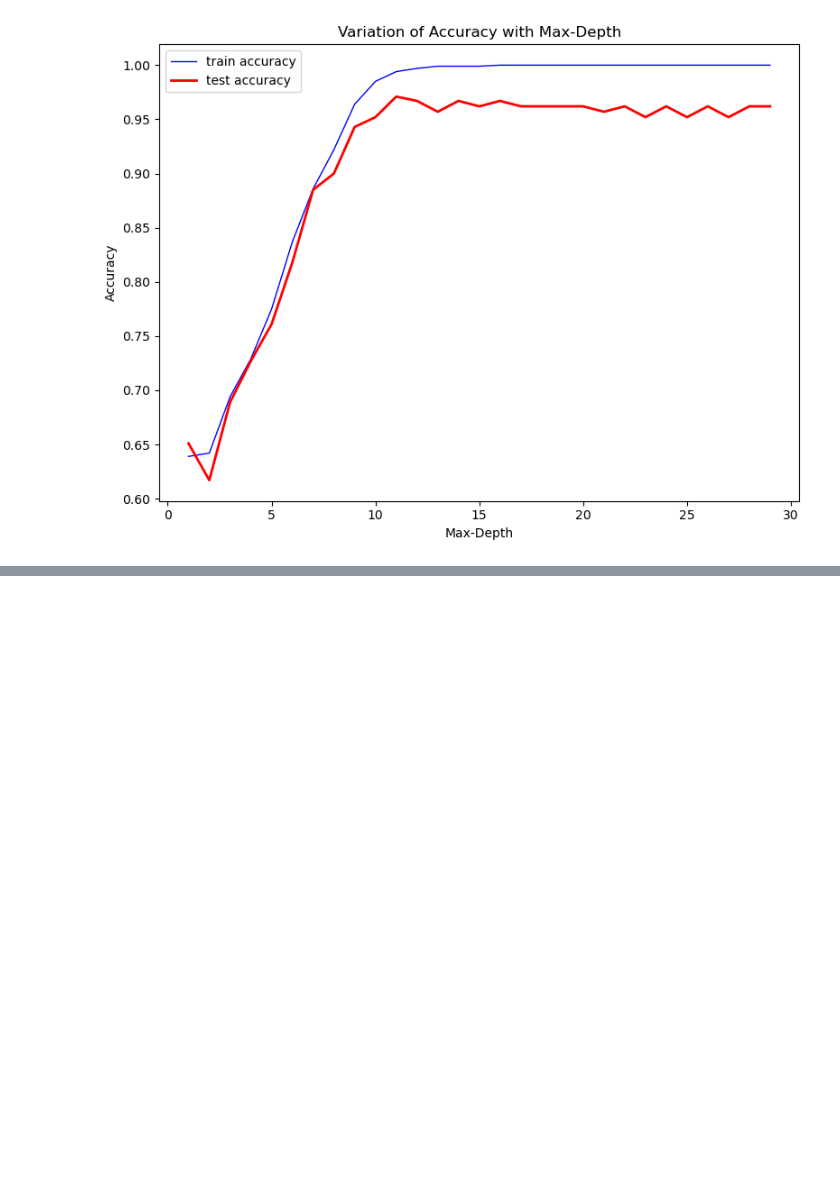
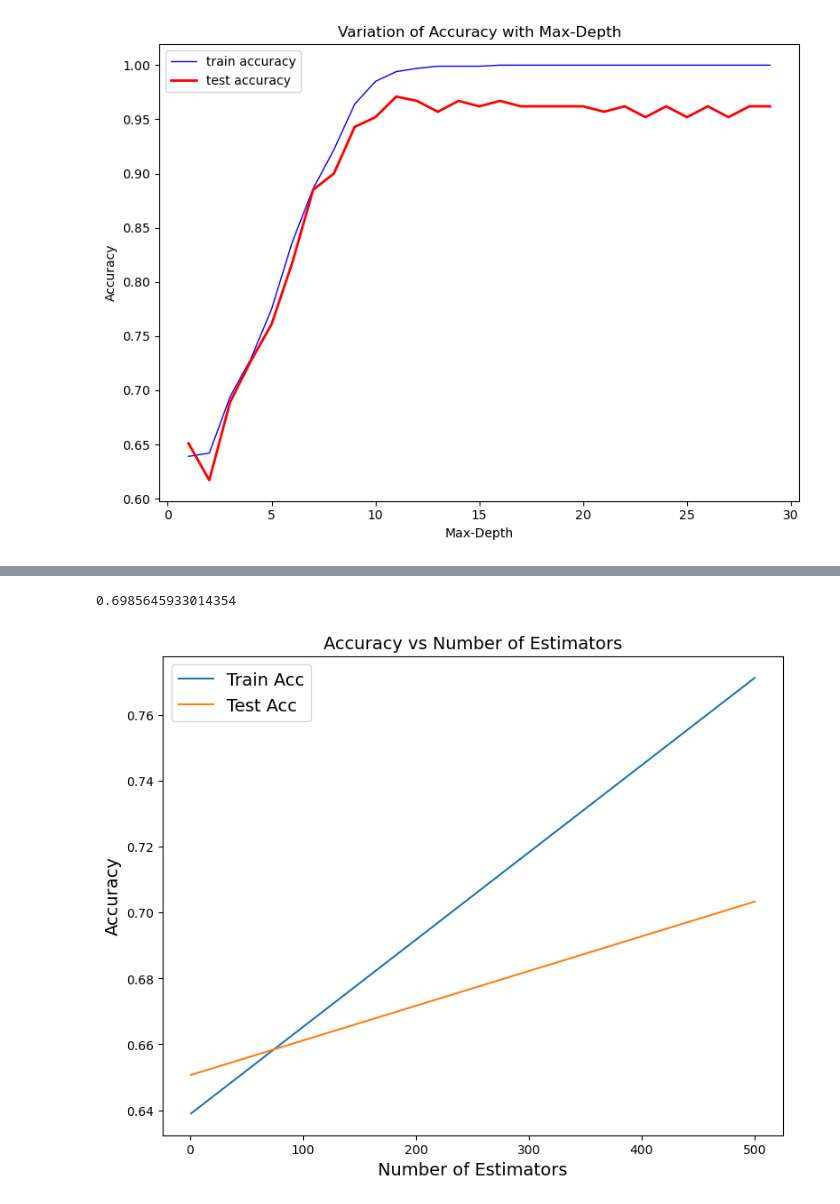
Before and after one commit to NafisFaiyaz007/CSE-445-Machine-learning_Predicting-Risky-Alcohol-Consumption-among-Students, a Jupyter notebook: Research question 3 .ipynb, the cells around one changed output, grey strips where cells are left out. Saved outputs shown, nothing was run; the diff lists cells and outputs as text; code cells hidden in the pictures; blank space fills up the shorter version.

```diff
--- a/Research question 3 .ipynb
+++ b/Research question 3 .ipynb
@@ -452,0 +604,38 @@ Max Depth =  29 , Train Acc. =  1.0 , Test Acc. =  0.962
+# %%
+from sklearn.ensemble import AdaBoostClassifier
+
+ada_clf = AdaBoostClassifier(
+    DecisionTreeClassifier(max_depth=1), n_estimators=10,
+    learning_rate=0.5, random_state=42)
+ada_clf.fit(X_train, y_train)
+y_pred = ada_clf.predict(X_test)
+accuracy_score(y_test, y_pred)
+# %% [output]
+0.6985645933014354
+# %%
+import numpy as np
+est = np.linspace(1, 500, 2)
+train_acc = []
+test_acc = []
+num_learners = []
+for estimators in est:
+    ada_clf = AdaBoostClassifier(
+    DecisionTreeClassifier(max_depth=1), n_estimators=int(estimators),
+    learning_rate=0.5, random_state=42)
+    ada_clf.fit(X_train, y_train)
+    y_pred_test = ada_clf.predict(X_test)
+    y_pred_train = ada_clf.predict(X_train)
+    train_acc.append(accuracy_score(y_train, y_pred_train))
+    test_acc.append(accuracy_score(y_test, y_pred_test))
+    num_learners.append(estimators)
+# %%
+plt.figure(figsize = (9,7))
+plt.plot(num_learners, train_acc, label = 'Train Acc')
+plt.plot(num_learners, test_acc, label = 'Test Acc')
+plt.legend()
+plt.xlabel('Number of Estimators')
+plt.ylabel('Accuracy')
+plt.title('Accuracy vs Number of Estimators')
+plt.show()
+# %% [output]
+[figure, added]
```
Also changed, not shown: parts of 20 cells of this notebook, 4 other files.
